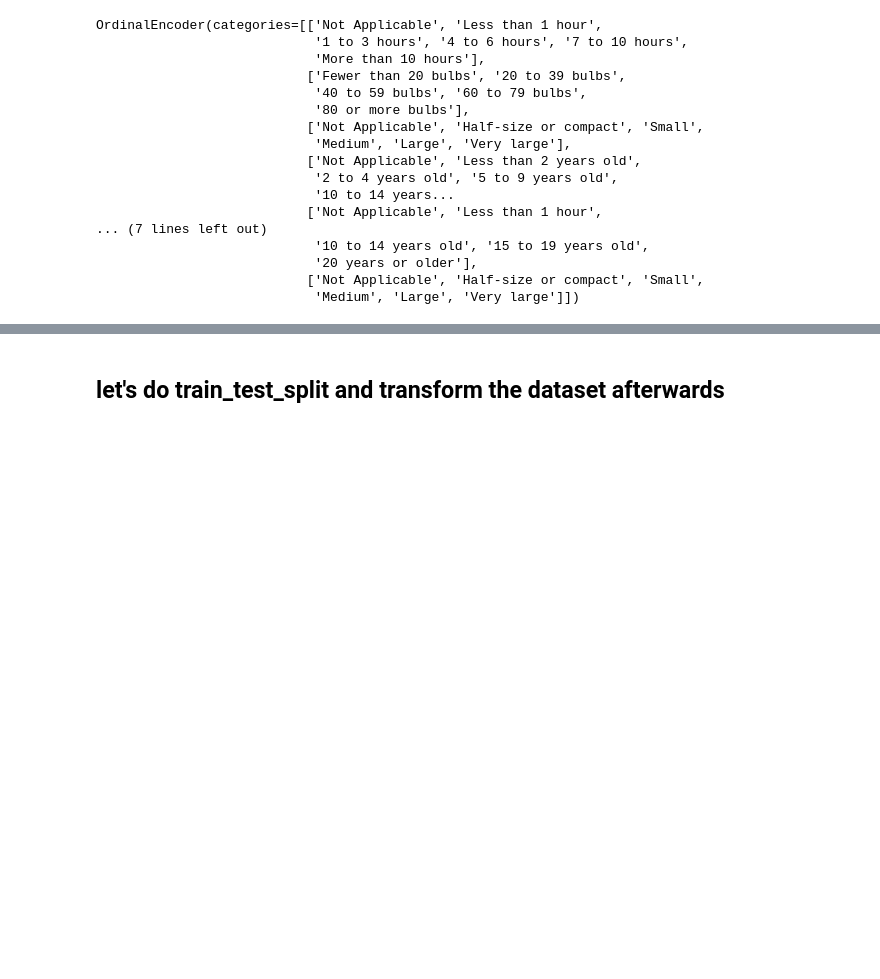
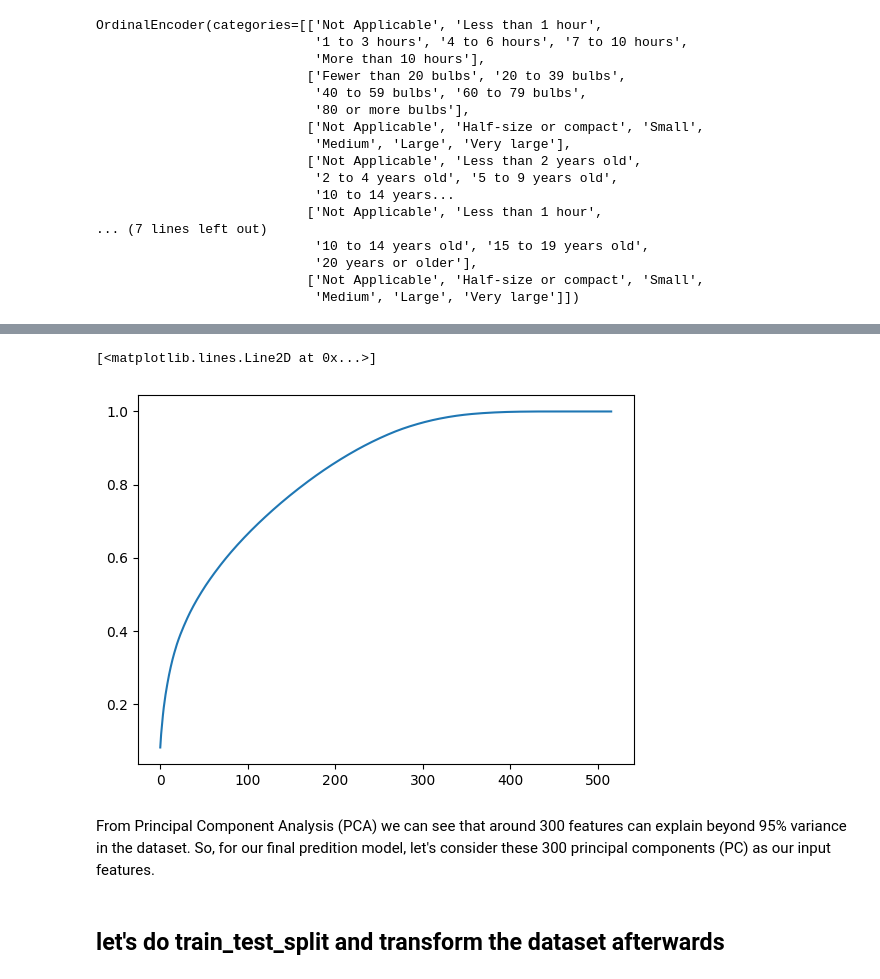
Before and after one commit to FahimS45/ML_projects_under_development, a Jupyter notebook: Energy/Residential_energy_consumption_prediction_in_BTU/Residential_energy_consumption_prediction_in_BTU.ipynb, the cells around one changed output, grey strips where cells are left out. Drawn from its saved outputs; the diff is of its cells as text; code cells hidden in the pictures; blank space fills up the shorter version.

```diff
--- a/Energy/Residential_energy_consumption_prediction_in_BTU/Residential_energy_consumption_prediction_in_BTU.ipynb
+++ b/Energy/Residential_energy_consumption_prediction_in_BTU/Residential_energy_consumption_prediction_in_BTU.ipynb
@@ -906,13 +891,13 @@ trf1 = ColumnTransformer([
 
 
 # Define StandardScaler
-#trf2 = ColumnTransformer([
-#   ('scaling', StandardScaler(), slice(None))
-#])
+trf2 = ColumnTransformer([
+   ('scaling', StandardScaler(), slice(0, -1))
+])
 # %%
 pipe = Pipeline([
     ('trf1',trf1),
-#    ('trf2',trf2)
+    ('trf2',trf2)
 ])
 # %%
 new_house_df_pca_processed = pipe.fit_transform(new_house_df_pca)
@@ -938,0 +908,7 @@ array([5.0000e+00, 0.0000e+00, 2.0000e+00, 4.0000e+00, 2.0000e+00,
+# %%
+from sklearn.decomposition import PCA
+pca = PCA(n_components=None)
+# %%
+after_pca_df = pca.fit_transform(new_house_df_pca_processed)
+pca_result = np.cumsum(pca.explained_variance_ratio_)
+pca_result
@@ -939,3 +933,11 @@ array([5.0000e+00, 0.0000e+00, 2.0000e+00, 4.0000e+00, 2.0000e+00,
+# %%
+plt.plot(pca_result)
+# %% [output]
+[<matplotlib.lines.Line2D at 0x...>]
+[figure, added]
+# %% [markdown]
+From Principal Component Analysis (PCA) we can see that around 300 features can explain beyond 95% variance in the dataset.
+So, for our final predition model, let's consider these 300 principal components (PC) as our input features.
 # %% [markdown]
 ## let's do train_test_split and transform the dataset afterwards
 # %%
```
Also changed, not shown: parts of 3 cells of this notebook.
